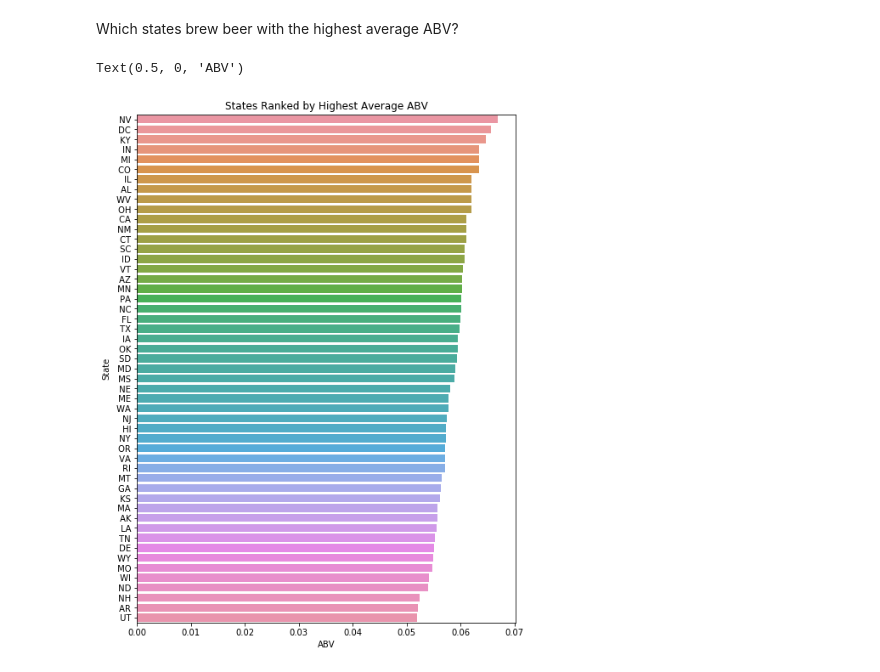
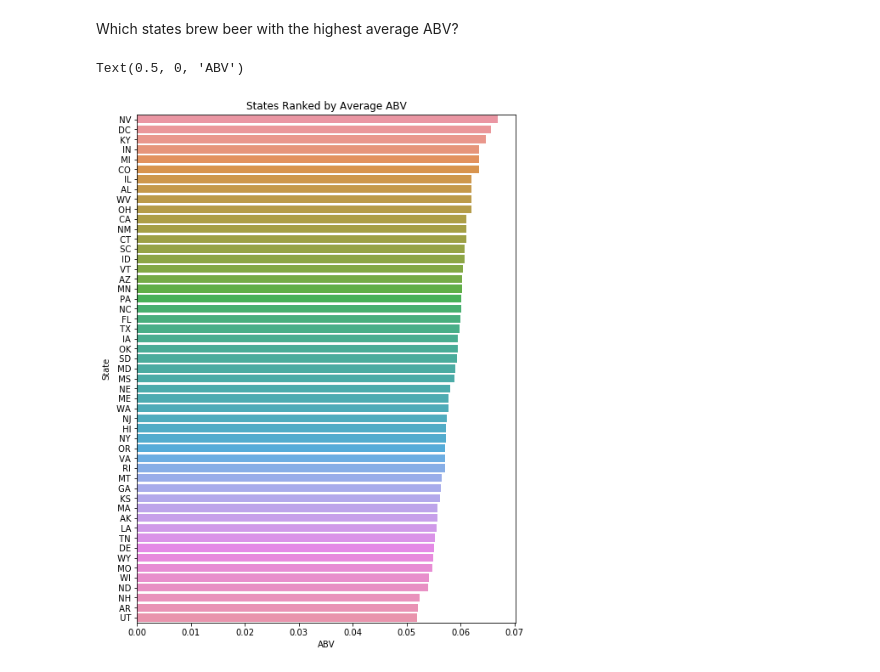
Before and after one commit to jsharp3/Craft-Beers-Data-Project, a Jupyter notebook: Craft_Beers_Analysis.ipynb, the cells around one changed output. Drawn from its saved outputs; the diff is of its cells as text; code cells hidden in the pictures.

```diff
--- a/Craft_Beers_Analysis.ipynb
+++ b/Craft_Beers_Analysis.ipynb
@@ -381,12 +381,12 @@ avg_abv_by_state = df.groupby('state')[['abv']].mean().sort_values(by='abv', asc
 # %%
 plt.figure(figsize=(8,11))
 sns.barplot(y=avg_abv_by_state.index, x=avg_abv_by_state['abv'], orient='horizontal')
-plt.title('States Ranked by Highest Average ABV')
+plt.title('States Ranked by Average ABV')
 plt.ylabel('State')
 plt.xlabel('ABV')
 # %% [output]
 Text(0.5, 0, 'ABV')
-[figure, old version]
+[figure, new version]
 # %%
 avg_ibu_by_state = df.groupby('state')[['ibu']].mean().sort_values(by='ibu', ascending=False)
 
```
Also changed, not shown: parts of 4 cells of this notebook.
